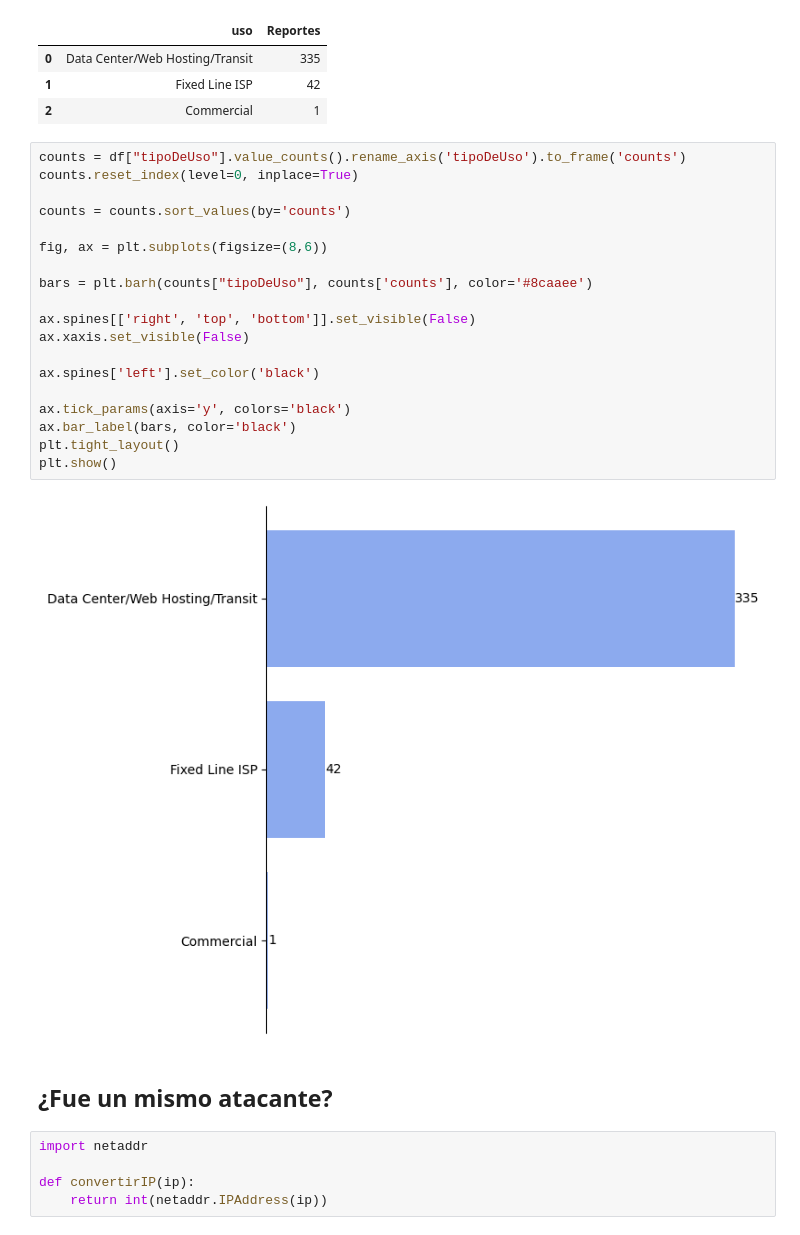
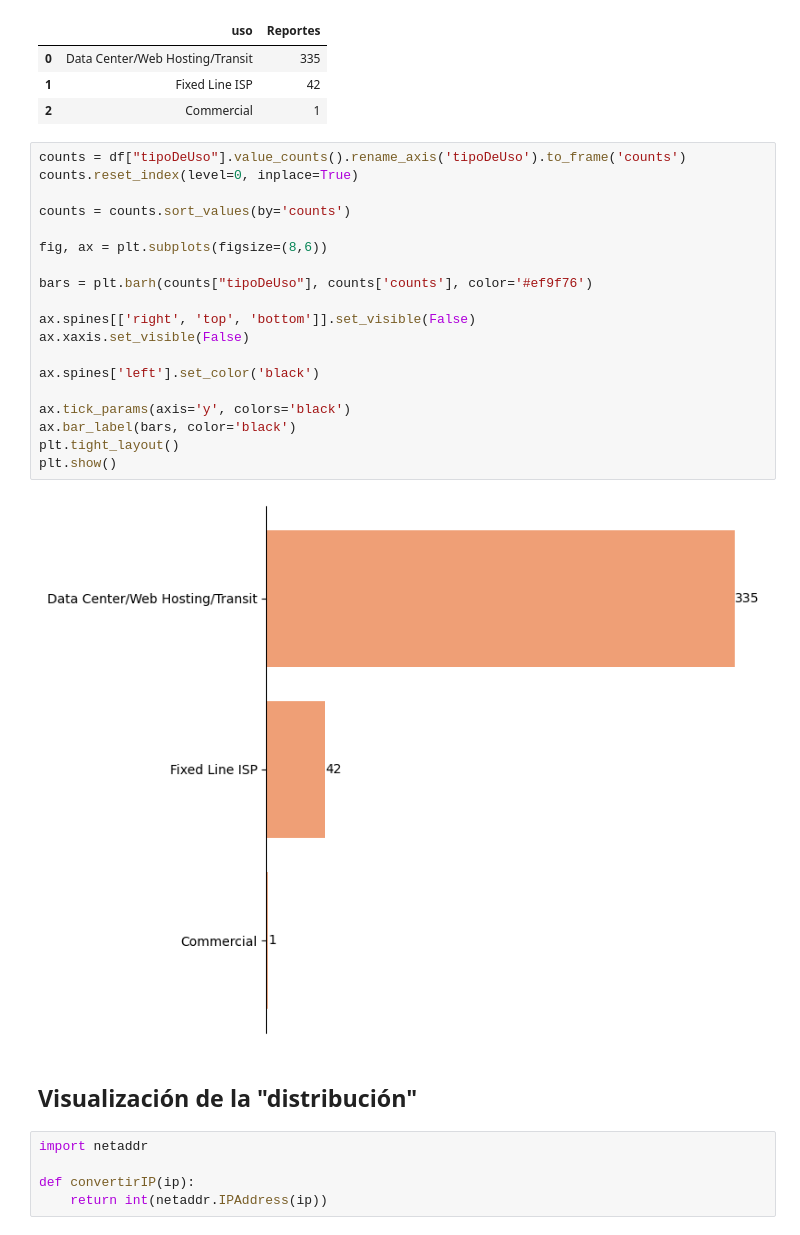
Before and after one commit to justog220/TIF-IPs, a Jupyter notebook: Análisis/Análisis.ipynb, the cells around one changed output. Cells and saved outputs as stored; diff of their text form.

```diff
--- a/Análisis/Análisis.ipynb
+++ b/Análisis/Análisis.ipynb
@@ -694,26 +692,26 @@ recuento
 # %%
 counts = df["tipoDeUso"].value_counts().rename_axis('tipoDeUso').to_frame('counts')
 counts.reset_index(level=0, inplace=True)
 
 counts = counts.sort_values(by='counts')
 
 fig, ax = plt.subplots(figsize=(8,6))
 
-bars = plt.barh(counts["tipoDeUso"], counts['counts'], color='#8caaee')
+bars = plt.barh(counts["tipoDeUso"], counts['counts'], color='#ef9f76')
 
 ax.spines[['right', 'top', 'bottom']].set_visible(False)
 ax.xaxis.set_visible(False)
 
 ax.spines['left'].set_color('black')
 
 ax.tick_params(axis='y', colors='black')
 ax.bar_label(bars, color='black')
 plt.tight_layout()
 plt.show()
 # %% [output]
-[figure, old version]
+[figure, new version]
-# %% [markdown]
-## ¿Fue un mismo atacante?
+# %% [markdown]
+## Visualización de la "distribución"
 # %%
 import netaddr
 
```
Also changed, not shown: parts of 26 cells of this notebook, 26 other files.
